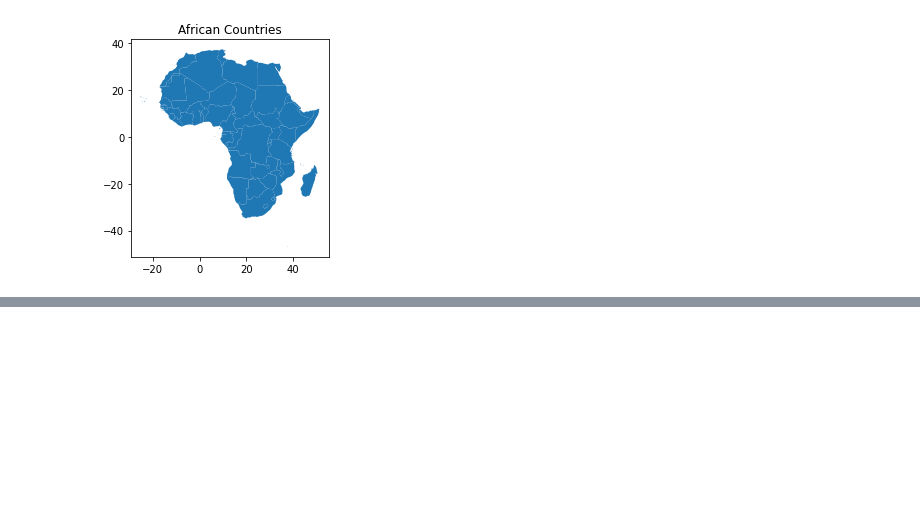
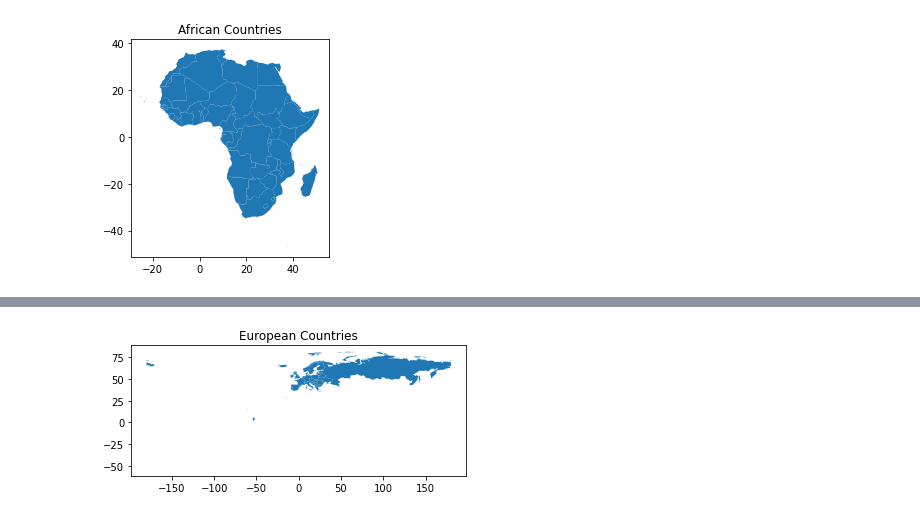
Before and after one commit to JasonHunter95/Ebola-Project, a Jupyter notebook: pandemicVisualization.ipynb, the cells around one changed output, grey strips where cells are left out. Cells and saved outputs as stored; diff of their text form; code cells hidden in the pictures; blank space fills up the shorter version.

```diff
--- a/pandemicVisualization.ipynb
+++ b/pandemicVisualization.ipynb
@@ -136,0 +199,8 @@ europe.plot()
+# %%
+# Mapping the countries in Europe
+Europe = gpd.read_file("data/shapes/europeanCountries/Europe.shp")
+Europe.plot()
+plt.title("European Countries")
+plt.show()
+# %% [output]
+[figure, added]
```
Also changed, not shown: parts of 13 cells of this notebook, 2 other files.
